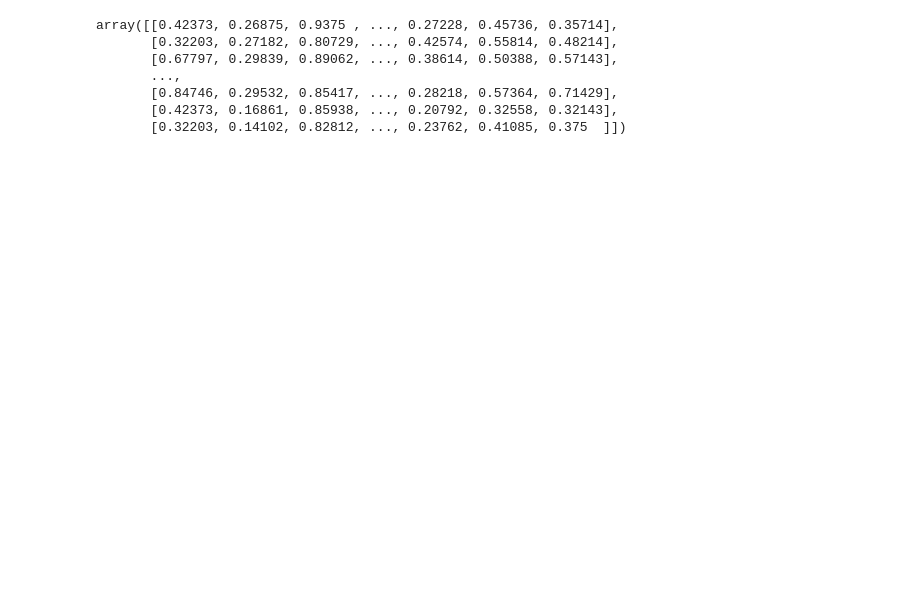
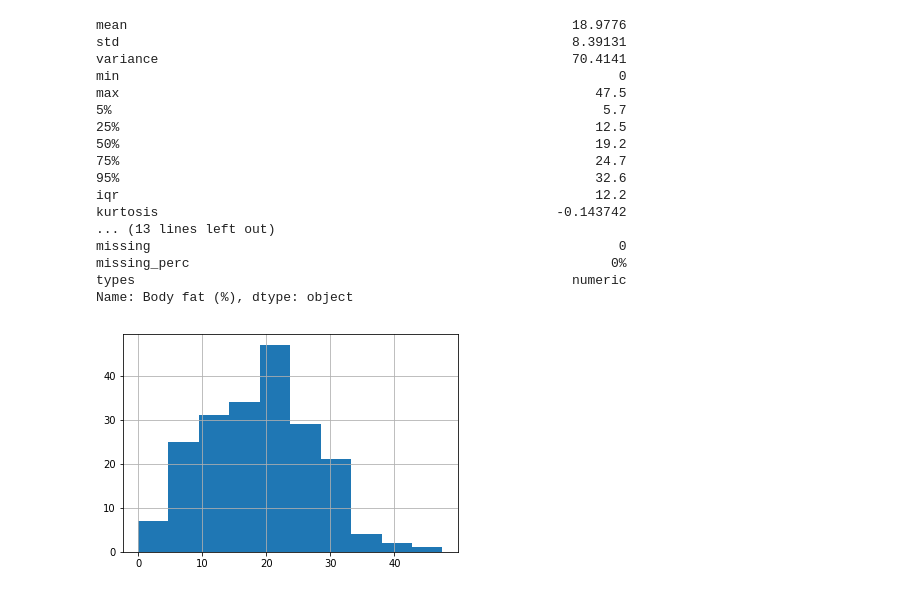
Before and after one commit to manishym/udacity-body-fat-prediction-challenge, a Jupyter notebook: notebooks/udacity-body-fat-prediction-challenge.ipynb, the cells around one changed output. Saved outputs shown, nothing was run; the diff lists cells and outputs as text; code cells hidden in the pictures; blank space fills up the shorter version.

```diff
--- a/notebooks/udacity-body-fat-prediction-challenge.ipynb
+++ b/notebooks/udacity-body-fat-prediction-challenge.ipynb
@@ -69,0 +48,2 @@ train_df.describe()
+# %%
+dfs = DataFrameSummary(train_df)
@@ -70,2 +64,23 @@ train_df.describe()
+# %%
+dfs["Body fat (%)"]
+# %% [output]
+mean                                                         18.9776
+std                                                          8.39131
+variance                                                     70.4141
+min                                                                0
+max                                                             47.5
+5%                                                               5.7
+25%                                                             12.5
+50%                                                             19.2
+75%                                                             24.7
+95%                                                             32.6
+iqr                                                             12.2
+kurtosis                                                   -0.143742
+... (13 lines left out)
+missing                                                            0
+missing_perc                                                      0%
+types                                                        numeric
+Name: Body fat (%), dtype: object
+[figure, added]
 # %%
 target = train_df["Body fat (%)"]
@@ -84,11 +87 @@ scaler = MinMaxScaler()
-# %%
-scaler.fit_transform(train_df[columns_to_train])
-# %% [output]
-array([[0.42373, 0.26875, 0.9375 , ..., 0.27228, 0.45736, 0.35714],
-       [0.32203, 0.27182, 0.80729, ..., 0.42574, 0.55814, 0.48214],
-       [0.67797, 0.29839, 0.89062, ..., 0.38614, 0.50388, 0.57143],
-       ...,
-       [0.84746, 0.29532, 0.85417, ..., 0.28218, 0.57364, 0.71429],
-       [0.42373, 0.16861, 0.85938, ..., 0.20792, 0.32558, 0.32143],
-       [0.32203, 0.14102, 0.82812, ..., 0.23762, 0.41085, 0.375  ]])
 # %%
```
Also changed, not shown: parts of 45 cells of this notebook, 2 other files.
